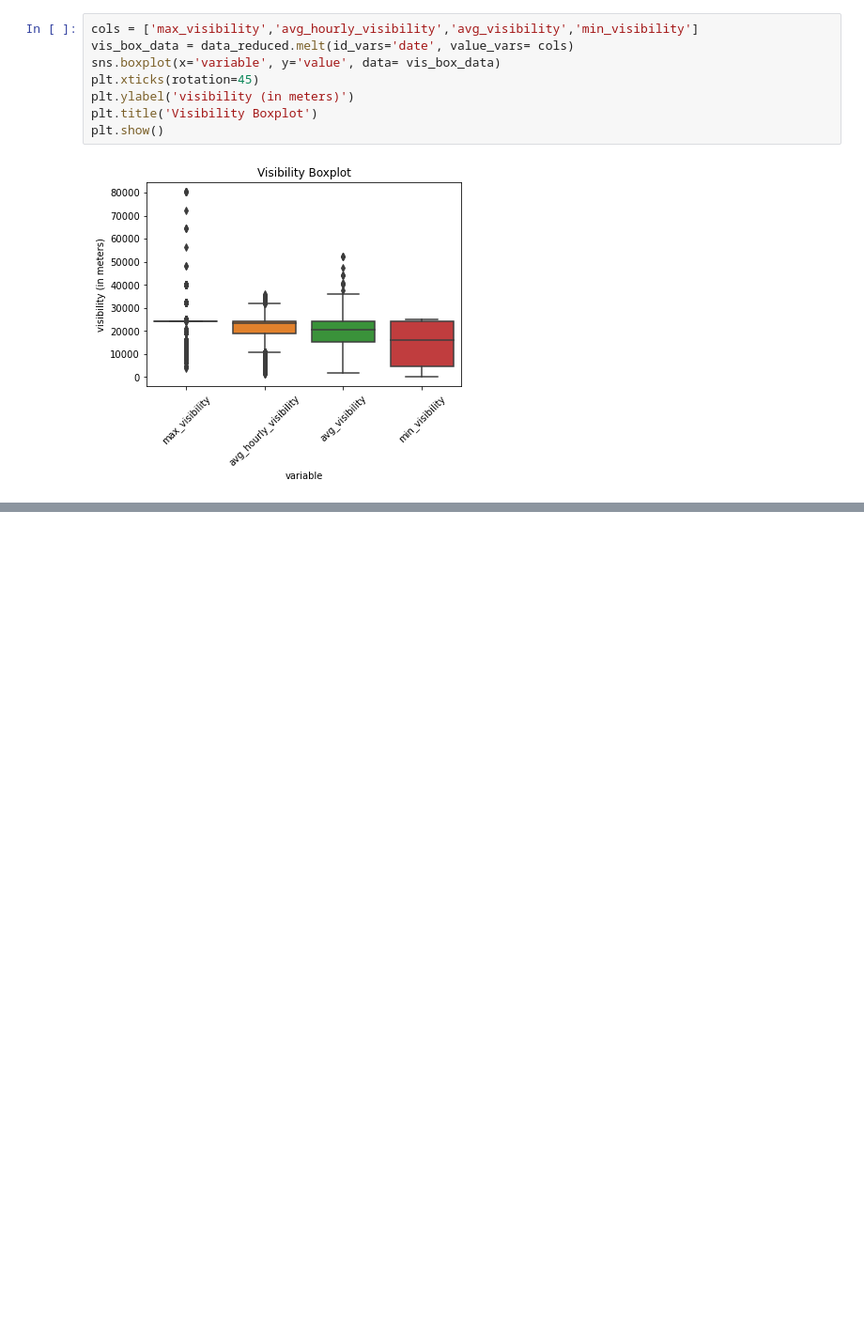
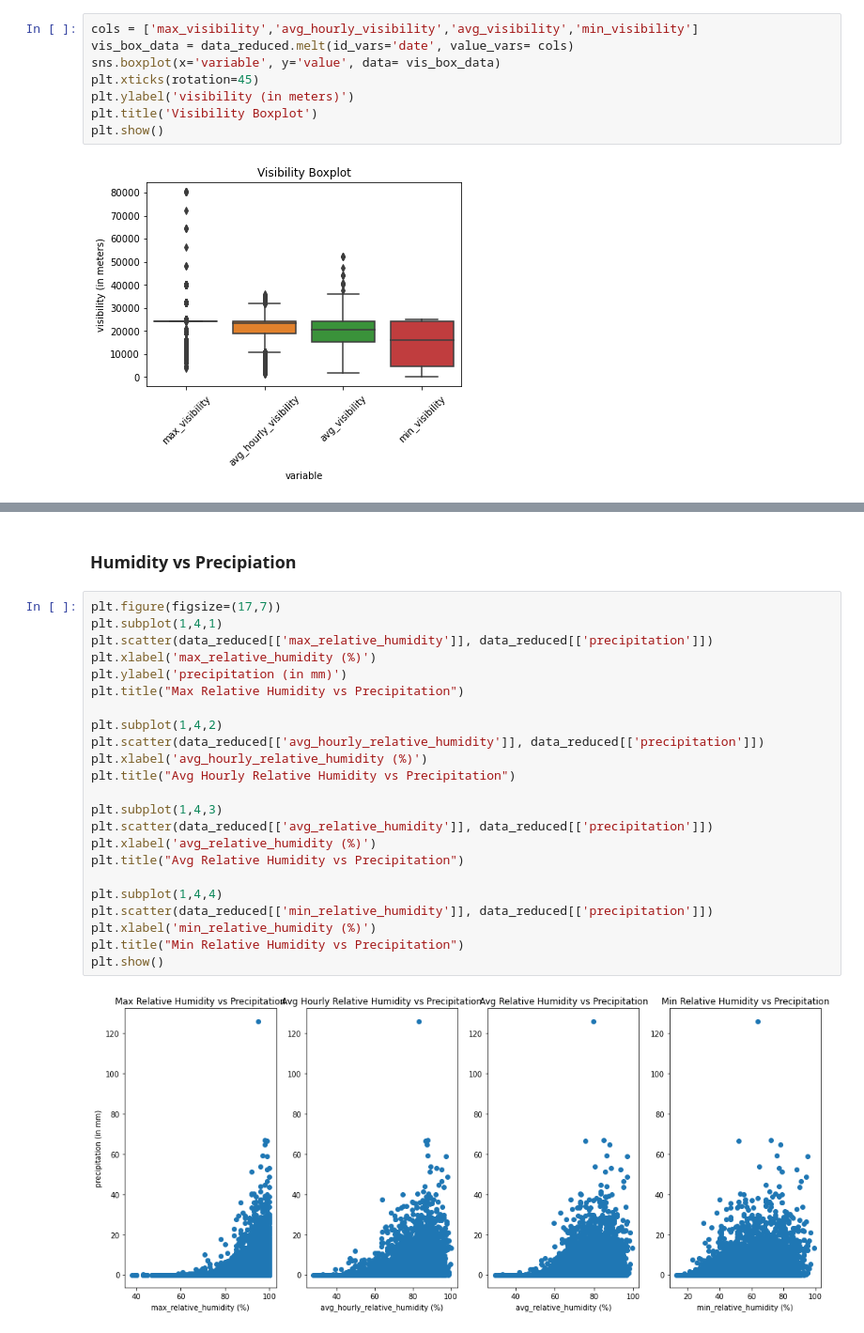
Before and after one commit to sampso29/Toronto-Rain-Prediction-, a Jupyter notebook: Toronto Rain Prediction.ipynb, the cells around one changed output, grey strips where cells are left out. Shown at 94% size. Cells and saved outputs as stored; diff of their text form; blank space fills up the shorter version.

```diff
--- a/Toronto Rain Prediction.ipynb
+++ b/Toronto Rain Prediction.ipynb
@@ -466,0 +543,27 @@ plt.show()
+# %% [markdown]
+### Humidity vs Precipiation
+# %%
+plt.figure(figsize=(17,7))
+plt.subplot(1,4,1)
+plt.scatter(data_reduced[['max_relative_humidity']], data_reduced[['precipitation']])
+plt.xlabel('max_relative_humidity (%)')
+plt.ylabel('precipitation (in mm)')
+plt.title("Max Relative Humidity vs Precipitation")
+
+plt.subplot(1,4,2)
+plt.scatter(data_reduced[['avg_hourly_relative_humidity']], data_reduced[['precipitation']])
+plt.xlabel('avg_hourly_relative_humidity (%)')
+plt.title("Avg Hourly Relative Humidity vs Precipitation")
+
+plt.subplot(1,4,3)
+plt.scatter(data_reduced[['avg_relative_humidity']], data_reduced[['precipitation']])
+plt.xlabel('avg_relative_humidity (%)')
+plt.title("Avg Relative Humidity vs Precipitation")
+
+plt.subplot(1,4,4)
+plt.scatter(data_reduced[['min_relative_humidity']], data_reduced[['precipitation']])
+plt.xlabel('min_relative_humidity (%)')
+plt.title("Min Relative Humidity vs Precipitation")
+plt.show()
+# %% [output]
+[figure, added]
```
Also changed, not shown: parts of 13 cells of this notebook.
